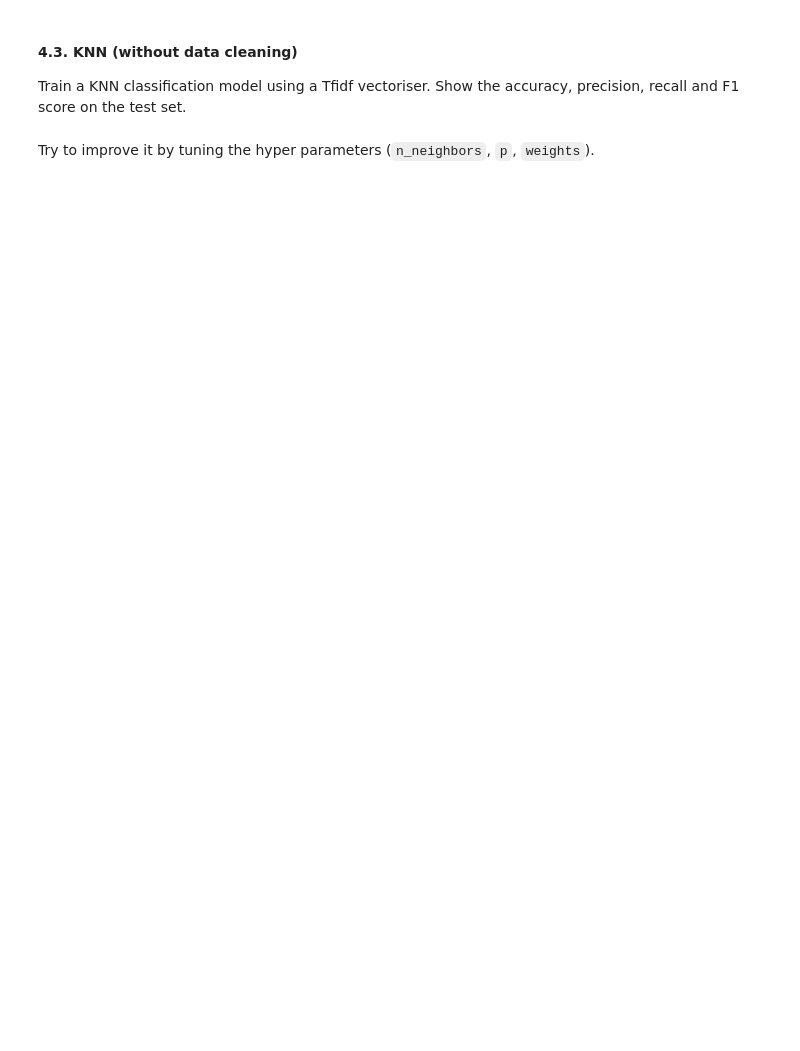
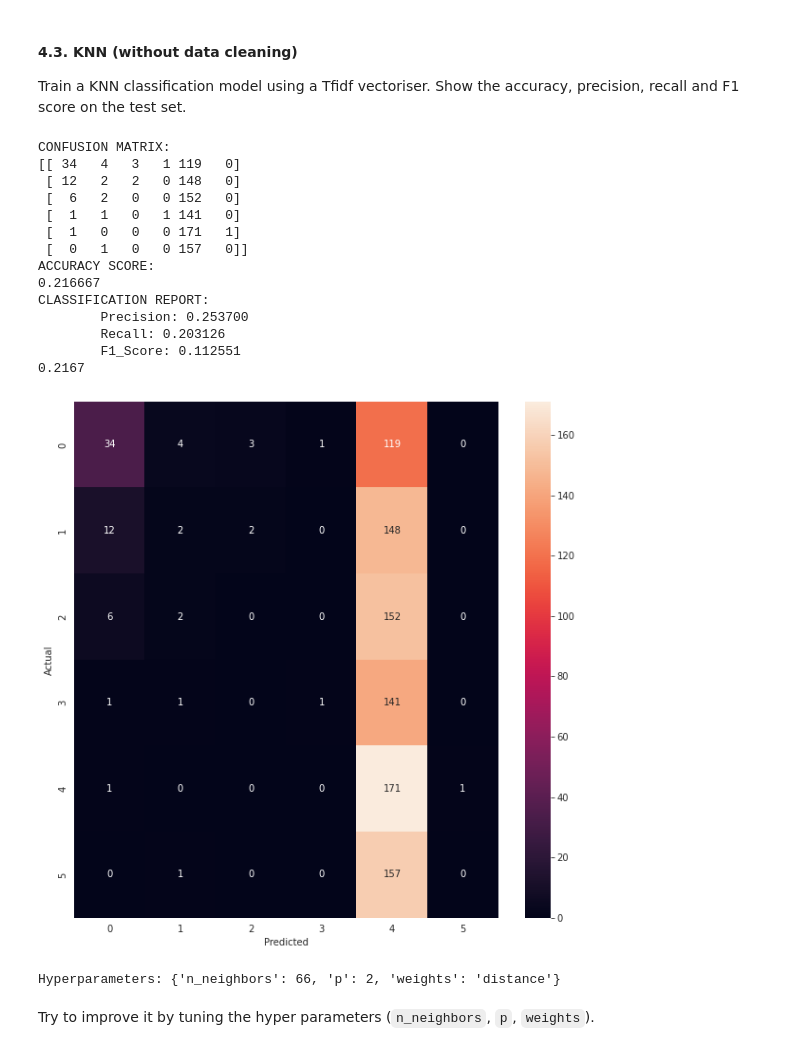
Before and after one commit to pierredevillers/DMML2022_Coop, a Jupyter notebook: Project_Coop_2022.ipynb, the cells around one changed output. Drawn from its saved outputs; the diff is of its cells as text; code cells hidden in the pictures; blank space fills up the shorter version.

```diff
--- a/Project_Coop_2022.ipynb
+++ b/Project_Coop_2022.ipynb
@@ -312,2 +480,48 @@ Train a KNN classification model using a Tfidf vectoriser. Show the accuracy, pr
+# %%
+from sklearn.neighbors import KNeighborsClassifier
+from sklearn.model_selection import GridSearchCV
+
+tfidf = TfidfVectorizer(sublinear_tf=True, min_df=5, norm='l2', encoding='latin-1', ngram_range=(1, 2))
+
+X_text = tfidf.fit_transform(X_train)
+
+knn = KNeighborsClassifier()
+
+pipe_knn = Pipeline([('vectorizer', tfidf),
+                 ('classifier', knn)])
+
+pipe_knn.fit(X_train, y_train)
+
+y_pred_knn = pipe_knn.predict(X_test)
+# %%
+evaluate(y_test, y_pred_knn)
+accuracy_conf_mat(y_test, y_pred_knn)
+# %% [output]
+CONFUSION MATRIX:
+[[ 34   4   3   1 119   0]
+ [ 12   2   2   0 148   0]
+ [  6   2   0   0 152   0]
+ [  1   1   0   1 141   0]
+ [  1   0   0   0 171   1]
+ [  0   1   0   0 157   0]]
+ACCURACY SCORE:
+0.216667
+CLASSIFICATION REPORT:
+        Precision: 0.253700
+        Recall: 0.203126
+        F1_Score: 0.112551
+0.2167
+[figure, added]
+# %%
+grid = {'n_neighbors':np.arange(1,100),
+        'p':np.arange(1,3),
+        'weights':['uniform','distance']
+       }
+
+knn_cv = GridSearchCV(knn, grid, cv=10)
+knn_cv.fit(X_text, y_train)
+print("Hyperparameters:", knn_cv.best_params_)
+# %% [output]
+Hyperparameters: {'n_neighbors': 66, 'p': 2, 'weights': 'distance'}
 # %% [markdown]
 Try to improve it by tuning the hyper parameters (`n_neighbors`,   `p`, `weights`).
```
Also changed, not shown: parts of 53 cells of this notebook.
